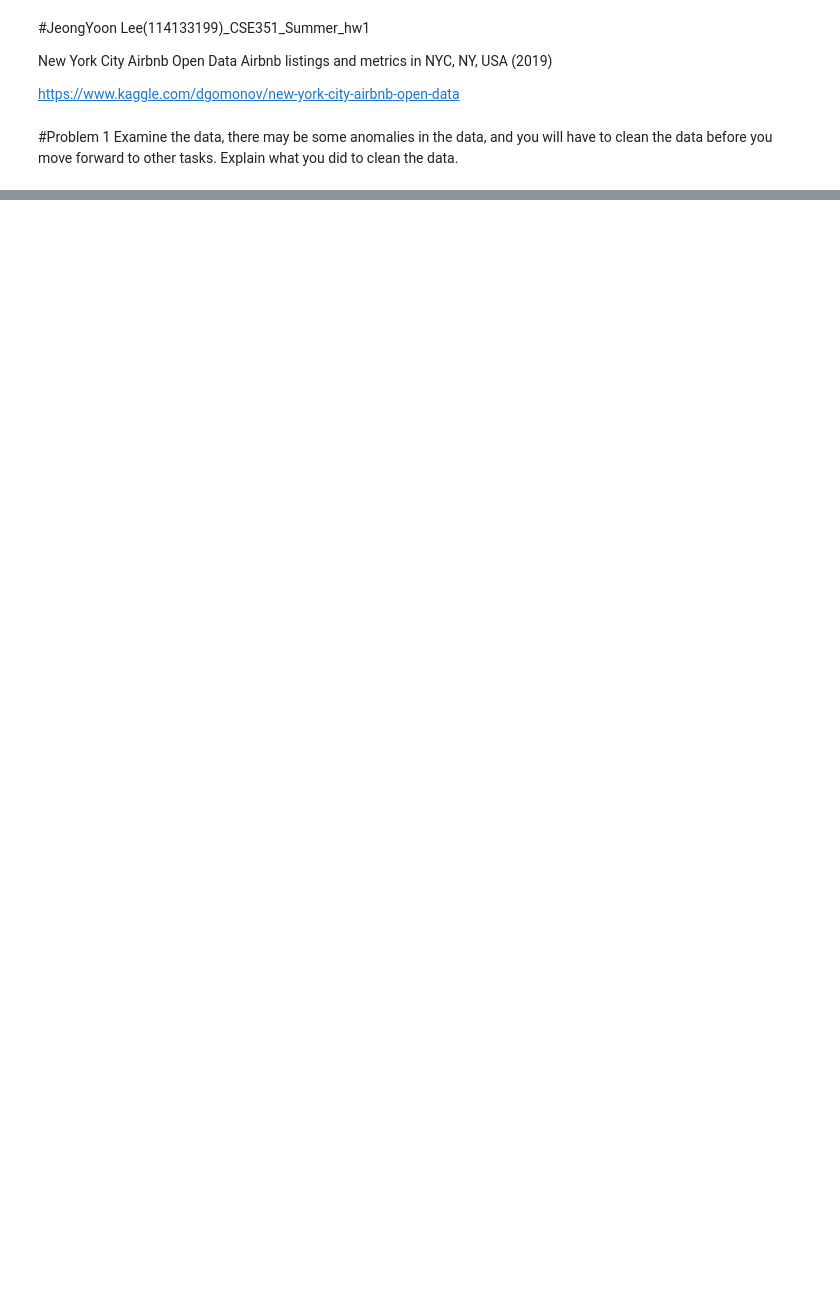
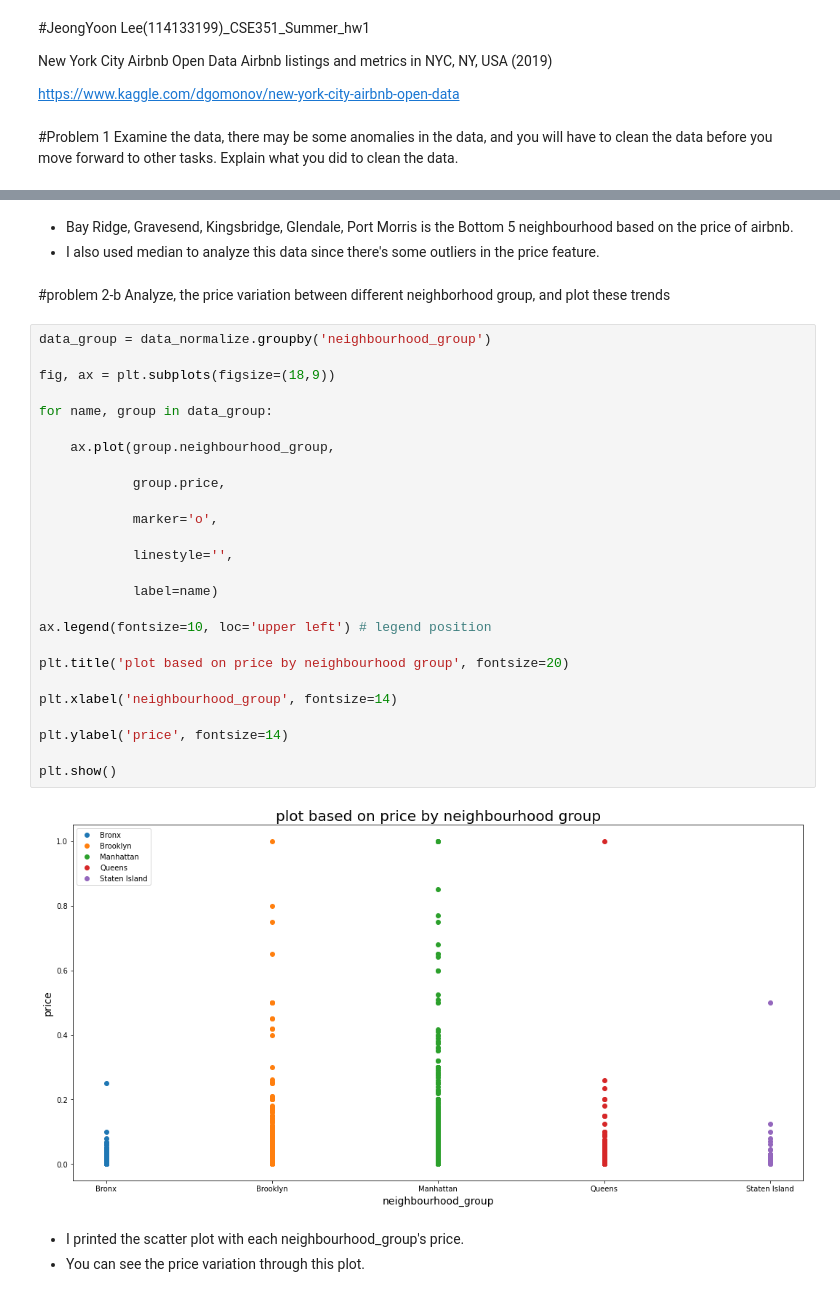
Before and after one commit to JeongYoon-L/Analysis-NYC-Airbnb-open-data, a Jupyter notebook: cse351_hw1_Lee_JeongYoon_114133199.ipynb, the cells around one changed output, grey strips where cells are left out. Drawn from its saved outputs; the diff is of its cells as text; blank space fills up the shorter version.

```diff
--- a/cse351_hw1_Lee_JeongYoon_114133199.ipynb
+++ b/cse351_hw1_Lee_JeongYoon_114133199.ipynb
@@ -23,0 +346,37 @@ data.head()
+# %% [markdown]
+- Bay Ridge, Gravesend, Kingsbridge, Glendale, Port Morris is the Bottom 5 neighbourhood based on the price of airbnb.
+- I also used median to analyze this data since there's some outliers in the price feature.
+# %% [markdown]
+#problem 2-b
+Analyze, the price variation between different neighborhood group, and plot these trends
+# %%
+data_group = data_normalize.groupby('neighbourhood_group')
+
+fig, ax = plt.subplots(figsize=(18,9))
+
+for name, group in data_group:
+
+    ax.plot(group.neighbourhood_group,
+
+            group.price,
+
+            marker='o',
+
+            linestyle='',
+
+            label=name)
+
+ax.legend(fontsize=10, loc='upper left') # legend position
+
+plt.title('plot based on price by neighbourhood group', fontsize=20)
+
+plt.xlabel('neighbourhood_group', fontsize=14)
+
+plt.ylabel('price', fontsize=14)
+
+plt.show()
+# %% [output]
+[figure, added]
+# %% [markdown]
+- I printed the scatter plot with each neighbourhood_group's price.
+- You can see the price variation through this plot.
```
Also changed, not shown: parts of 91 cells of this notebook.
